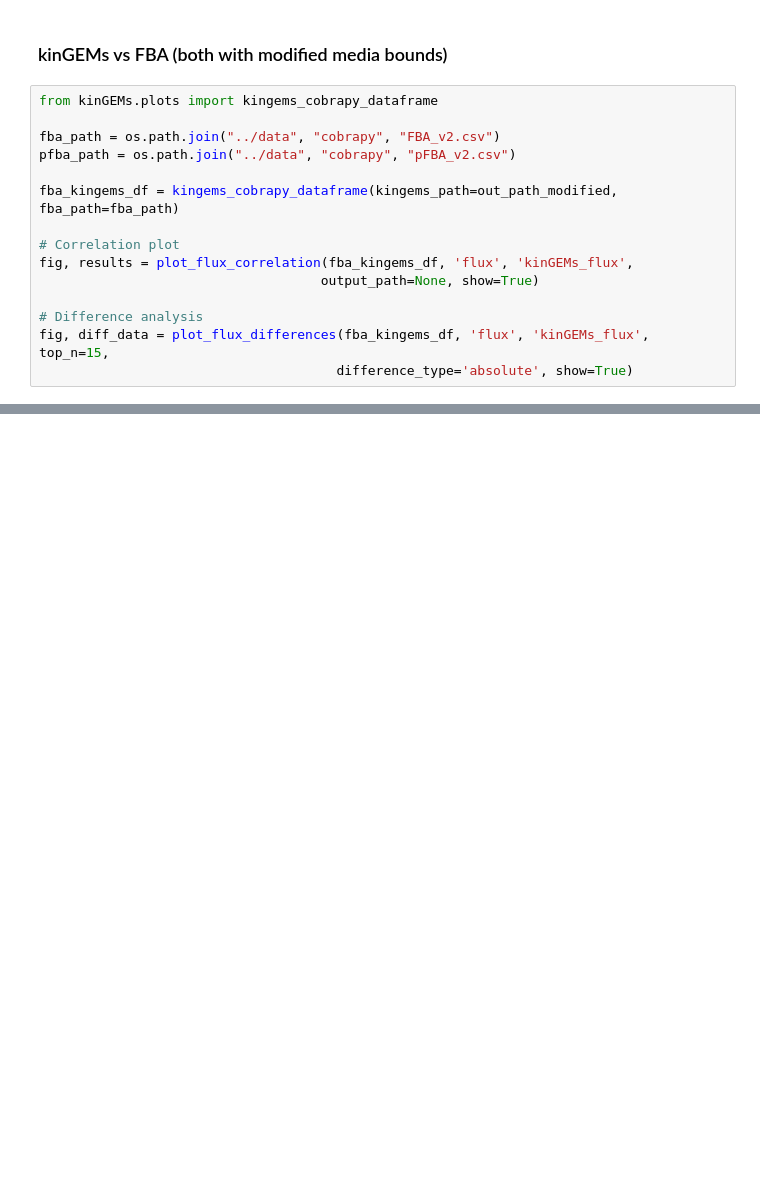
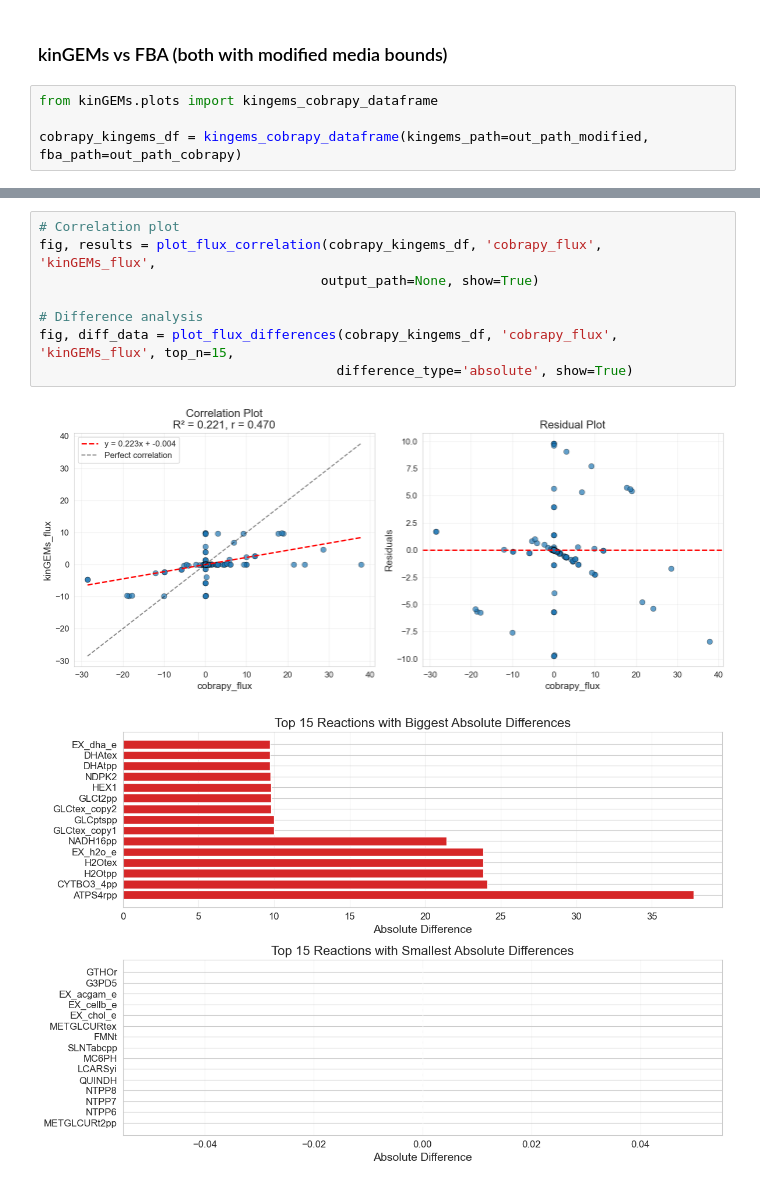
Before and after one commit to ranaabarghout/kinGEMs, a Jupyter notebook: notebooks/validate_fluxomics_iML1515.ipynb, the cells around one changed output, grey strips where cells are left out. Cells and saved outputs as stored; diff of their text form; blank space fills up the shorter version.

```diff
--- a/notebooks/validate_fluxomics_iML1515.ipynb
+++ b/notebooks/validate_fluxomics_iML1515.ipynb
@@ -621,18 +652,7 @@ Unmatched reactions: 2569
 # %%
 from kinGEMs.plots import kingems_cobrapy_dataframe
 
-fba_path = os.path.join("../data", "cobrapy", "FBA_v2.csv")
-pfba_path = os.path.join("../data", "cobrapy", "pFBA_v2.csv")
-
-fba_kingems_df = kingems_cobrapy_dataframe(kingems_path=out_path_modified, fba_path=fba_path)
-
-# Correlation plot
-fig, results = plot_flux_correlation(fba_kingems_df, 'flux', 'kinGEMs_flux',
-                                    output_path=None, show=True)
-
-# Difference analysis
-fig, diff_data = plot_flux_differences(fba_kingems_df, 'flux', 'kinGEMs_flux', top_n=15,
-                                      difference_type='absolute', show=True)
+cobrapy_kingems_df = kingems_cobrapy_dataframe(kingems_path=out_path_modified, fba_path=out_path_cobrapy)
 # %% [output]
 Loaded 2712 kinGEMs fluxes
 Loaded 2712 COBRApy FBA fluxes
@@ -663,0 +662,11 @@ Unmatched reactions: 0
+# %%
+# Correlation plot
+fig, results = plot_flux_correlation(cobrapy_kingems_df, 'cobrapy_flux', 'kinGEMs_flux',
+                                    output_path=None, show=True)
+
+# Difference analysis
+fig, diff_data = plot_flux_differences(cobrapy_kingems_df, 'cobrapy_flux', 'kinGEMs_flux', top_n=15,
+                                      difference_type='absolute', show=True)
+# %% [output]
+[figure, added]
+[figure, added]
```
Also changed, not shown: parts of 29 cells of this notebook, 13 other files.
